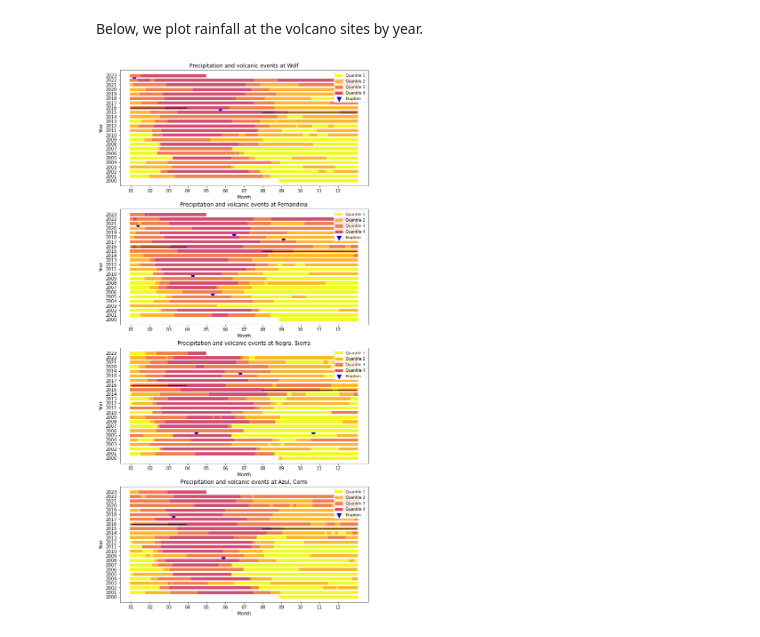
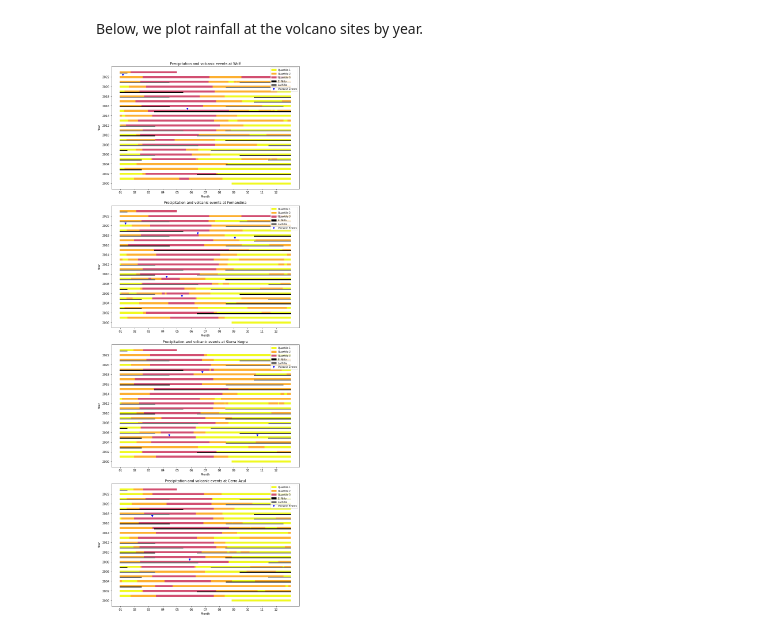
Before and after one commit to jonathan-quartin/um_volcano_project, a Jupyter notebook: plot_data.ipynb, the cells around one changed output. Cells and saved outputs as stored; diff of their text form; code cells hidden in the pictures.

```diff
--- a/plot_data.ipynb
+++ b/plot_data.ipynb
@@ -50,6 +67,6 @@ eruption_counter(volcanos, eruptions, rainfall, quantiles, rolling_number)
 # %% [markdown]
 Below, we plot rainfall at the volcano sites by year.
-# %%
-seasonal_plotter(volcanos, eruptions, rainfall, elninos, quantiles, rolling_number)
-# %% [output]
-[figure, removed]
+# %%
+rain_plotter('annual', volcanos, rainfall, quantiles, rolling_number, scale, eruptions, elninos, lat_range, lon_range)
+# %% [output]
+[figure, added]
```
Also changed, not shown: parts of 12 cells of this notebook, 8 other files.
